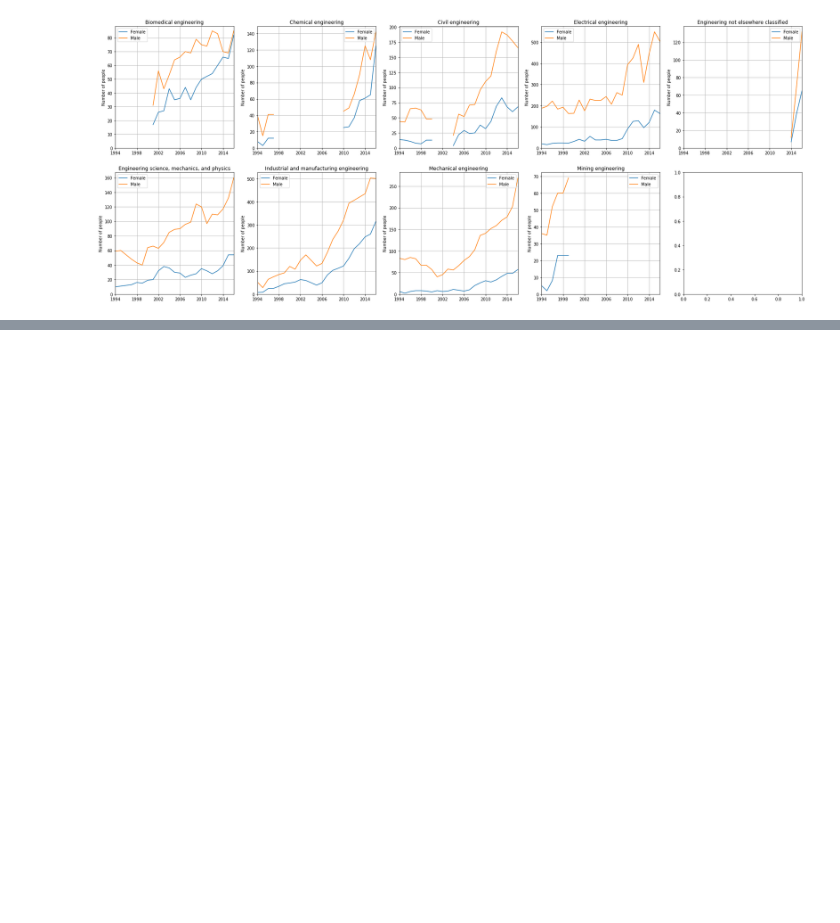
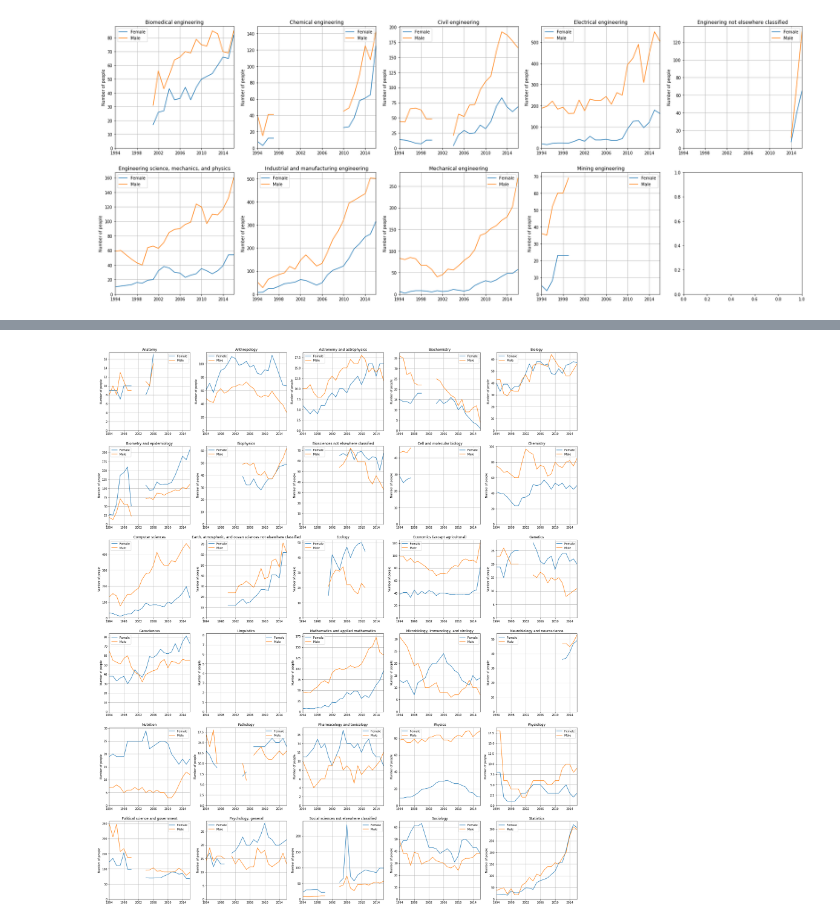
Before and after one commit to spec-journalism/gss-diversity, a Jupyter notebook: notebooks/findings.ipynb, the cells around one changed output, grey strips where cells are left out. Cells and saved outputs as stored; diff of their text form; code cells hidden in the pictures; blank space fills up the shorter version.

Commit message:
science did not go so well

```diff
--- a/notebooks/findings.ipynb
+++ b/notebooks/findings.ipynb
@@ -211,0 +216,4 @@ plot_topic_fields('Engineering')
+# %%
+plot_topic_fields('Science')
+# %% [output]
+[figure, added]
```
Also changed, not shown: parts of 2 cells of this notebook.
